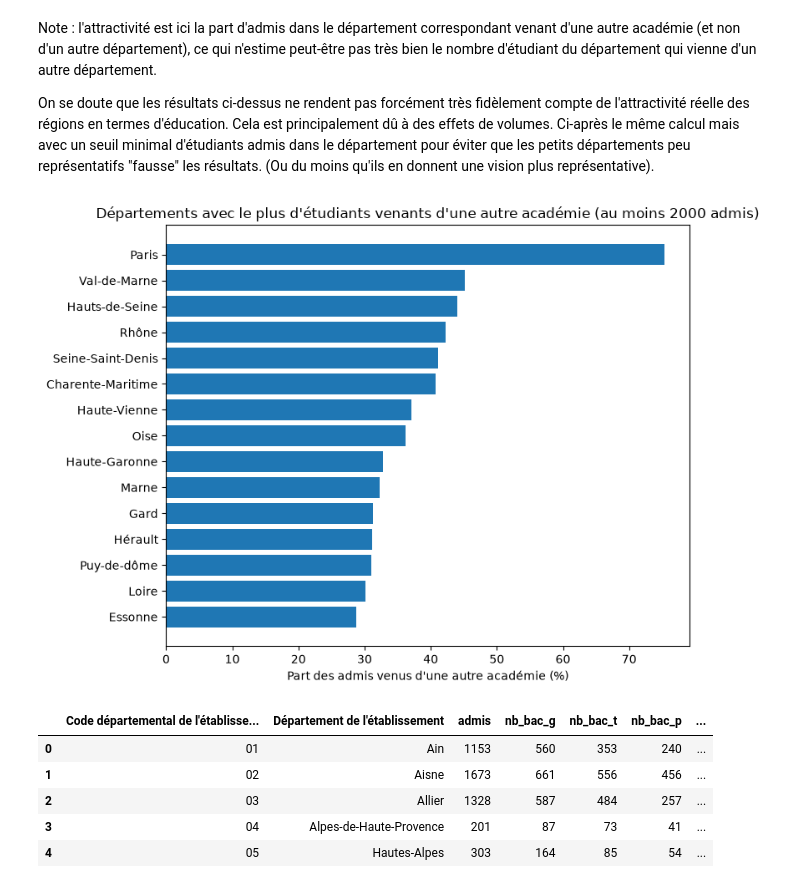
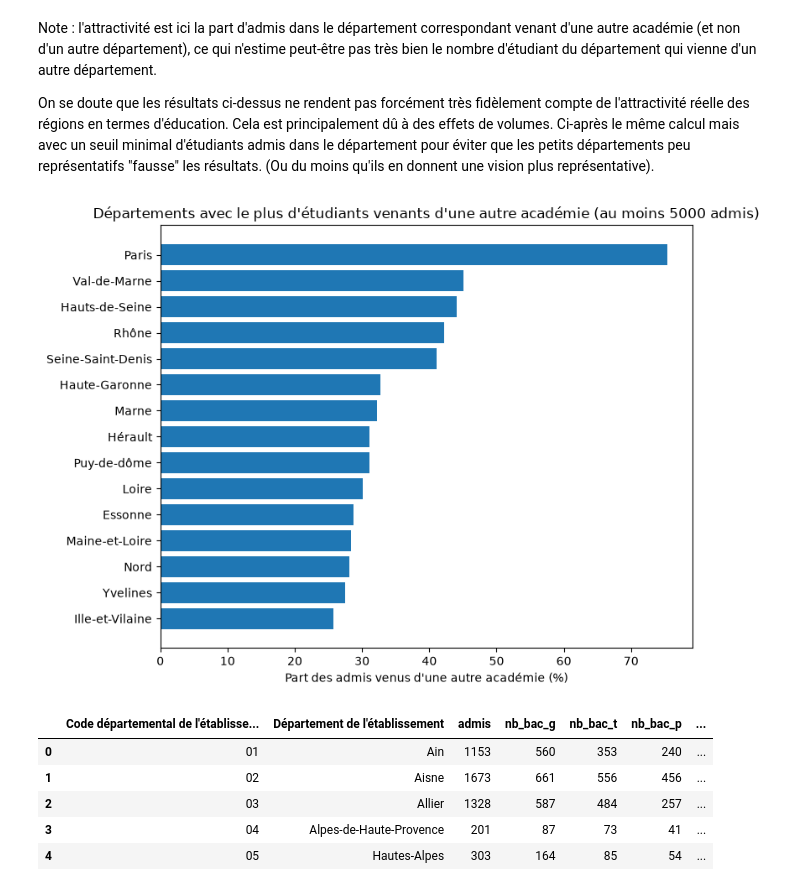
Before and after one commit to ma2nons/Projet-python, a Jupyter notebook: département/parcoursup.ipynb, the cells around one changed output. Cells and saved outputs as stored; diff of their text form; code cells hidden in the pictures.

```diff
--- a/département/parcoursup.ipynb
+++ b/département/parcoursup.ipynb
@@ -229,20 +231,20 @@ Note : l'attractivité est ici la part d'admis dans le département correspondan
 
 On se doute que les résultats ci-dessus ne rendent pas forcément très fidèlement compte de l'attractivité réelle des régions en termes d'éducation. Cela est principalement dû à des effets de volumes. Ci-après le même calcul mais avec un seuil minimal d'étudiants admis dans le département pour éviter que les petits départements peu représentatifs "fausse" les résultats. (Ou du moins qu'ils en donnent une vision plus représentative).
 # %%
-SEUIL = 2000 # donne les mêmes résultats avec 3000, 5000 et plus
+SEUIL = 5000 # donne les mêmes résultats avec 3000, 5000 et plus
 fiables = parcoursup_dept_att[parcoursup_dept_att["admis"] >= SEUIL]
 fiables = fiables.sort_values("attractivite/mobilité (%)", ascending=False).head(15)
 
 top15_fiables = fiables.sort_values("attractivite/mobilité (%)")
 
 plt.figure(figsize=(8, 6))
 plt.barh(top15_fiables["Département de l'établissement"],top15_fiables["attractivite/mobilité (%)"])
 plt.xlabel("Part des admis venus d'une autre académie (%)")
 plt.title(f"Départements avec le plus d'étudiants venants d'une autre académie (au moins {SEUIL} admis)")
 plt.tight_layout()
 plt.show()
 # %% [output]
-[figure, old version]
+[figure, new version]
 # %%
 dept_bac = parcoursup.groupby(["Code départemental de l'établissement", "Département de l'établissement"]).agg(
     admis=("Effectif des admis néo bacheliers", "sum"),
```
Also changed, not shown: parts of 9 cells of this notebook, 6 other files.
